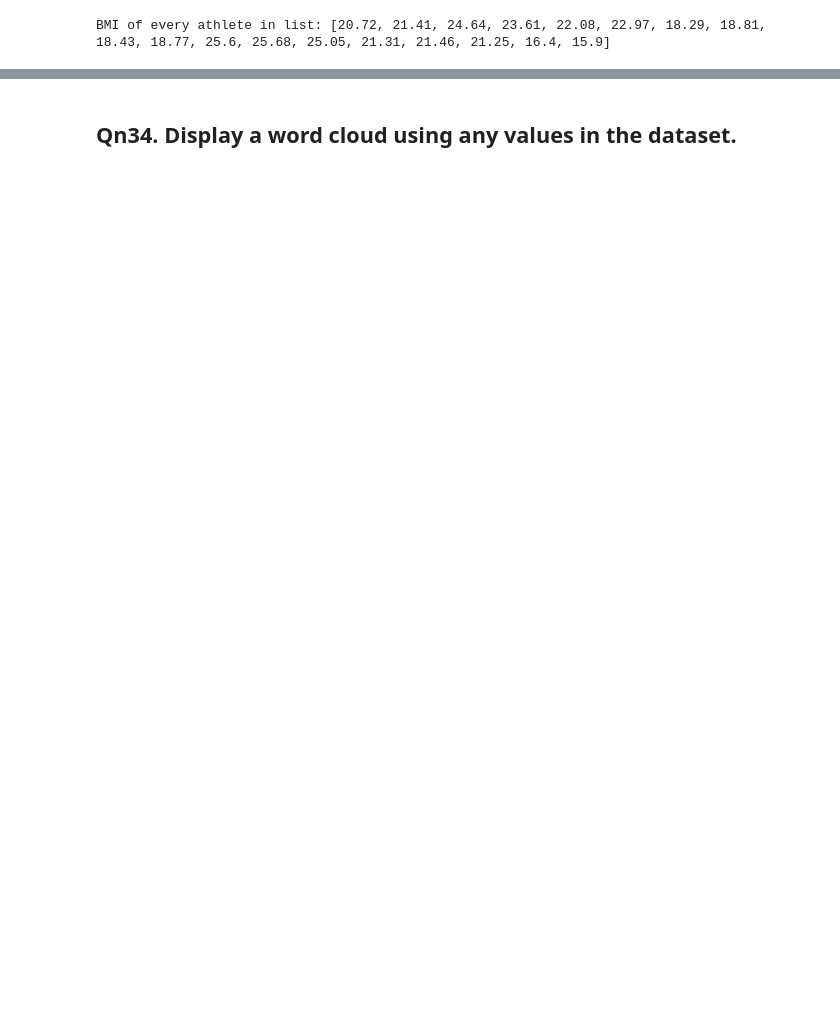
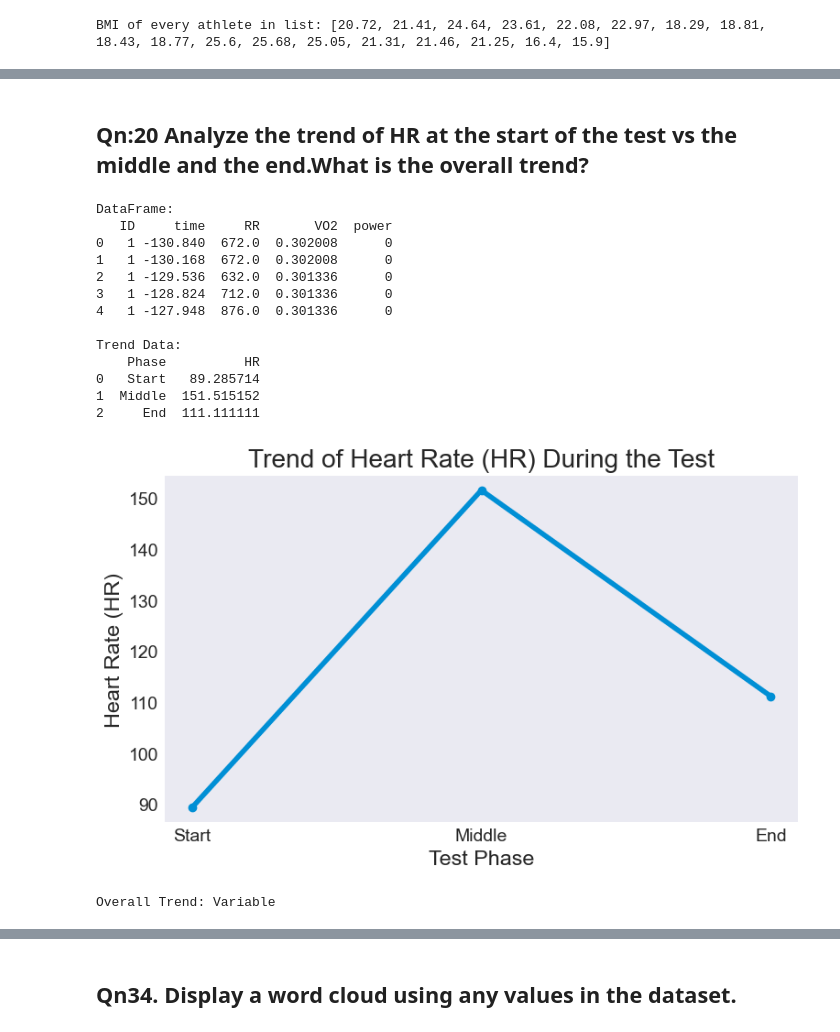
Before and after one commit to Swathikoneti/Team09_HackathonQueens_PythonHackathon_Aug24, a Jupyter notebook: Team09_HackathonQueens_Main80Questions.ipynb, the cells around one changed output, grey strips where cells are left out. Drawn from its saved outputs; the diff is of its cells as text; code cells hidden in the pictures; blank space fills up the shorter version.

```diff
--- a/Team09_HackathonQueens_Main80Questions.ipynb
+++ b/Team09_HackathonQueens_Main80Questions.ipynb
@@ -465,0 +536,60 @@ BMI of every athlete in list: [20.72, 21.41, 24.64, 23.61, 22.08, 22.97, 18.29,
+# %% [markdown]
+## Qn:20 Analyze the trend of HR at the start of the test vs the middle and the end.What is the overall trend?
+# %%
+# Load the data
+df = pd.DataFrame(final_table)
+# Display the first few rows of the DataFrame (optional)
+print("DataFrame:")
+print(df.head())
+
+#calculating HR
+df['HR']=60/(df['RR']/1000)
+# Extract HR values at the start, middle, and end
+start_hr = df['HR'].iloc[0]  # First entry (start of the test)
+middle_hr = df['HR'].iloc[len(df) // 2]  # Middle entry
+end_hr = df['HR'].iloc[-1]  # Last entry (end of the test)
+
+# Create a DataFrame for trend analysis
+trend_data = pd.DataFrame({
+    'Phase': ['Start', 'Middle', 'End'],
+    'HR': [start_hr, middle_hr, end_hr]
+})
+
+# Display the trend data
+print("\nTrend Data:")
+print(trend_data)
+
+# Visualize the trend
+plt.figure(figsize=(8, 5))
+plt.plot(trend_data['Phase'], trend_data['HR'], marker='o')
+plt.title('Trend of Heart Rate (HR) During the Test')
+plt.xlabel('Test Phase')
+plt.ylabel('Heart Rate (HR)')
+plt.grid()
+plt.tight_layout()
+plt.show()
+
+# Analyze the overall trend
+if start_hr < middle_hr < end_hr:
+    overall_trend = "Increasing"
+elif start_hr > middle_hr > end_hr:
+    overall_trend = "Decreasing"
+else:
+    overall_trend = "Variable"
+print(f"\nOverall Trend: {overall_trend}")
+# %% [output]
+DataFrame:
+   ID     time     RR       VO2  power
+0   1 -130.840  672.0  0.302008      0
+1   1 -130.168  672.0  0.302008      0
+2   1 -129.536  632.0  0.301336      0
+3   1 -128.824  712.0  0.301336      0
+4   1 -127.948  876.0  0.301336      0
+
+Trend Data:
+    Phase          HR
+0   Start   89.285714
+1  Middle  151.515152
+2     End  111.111111
+[figure, added]
+Overall Trend: Variable
```
Also changed, not shown: parts of 82 cells of this notebook, 2 other files.
